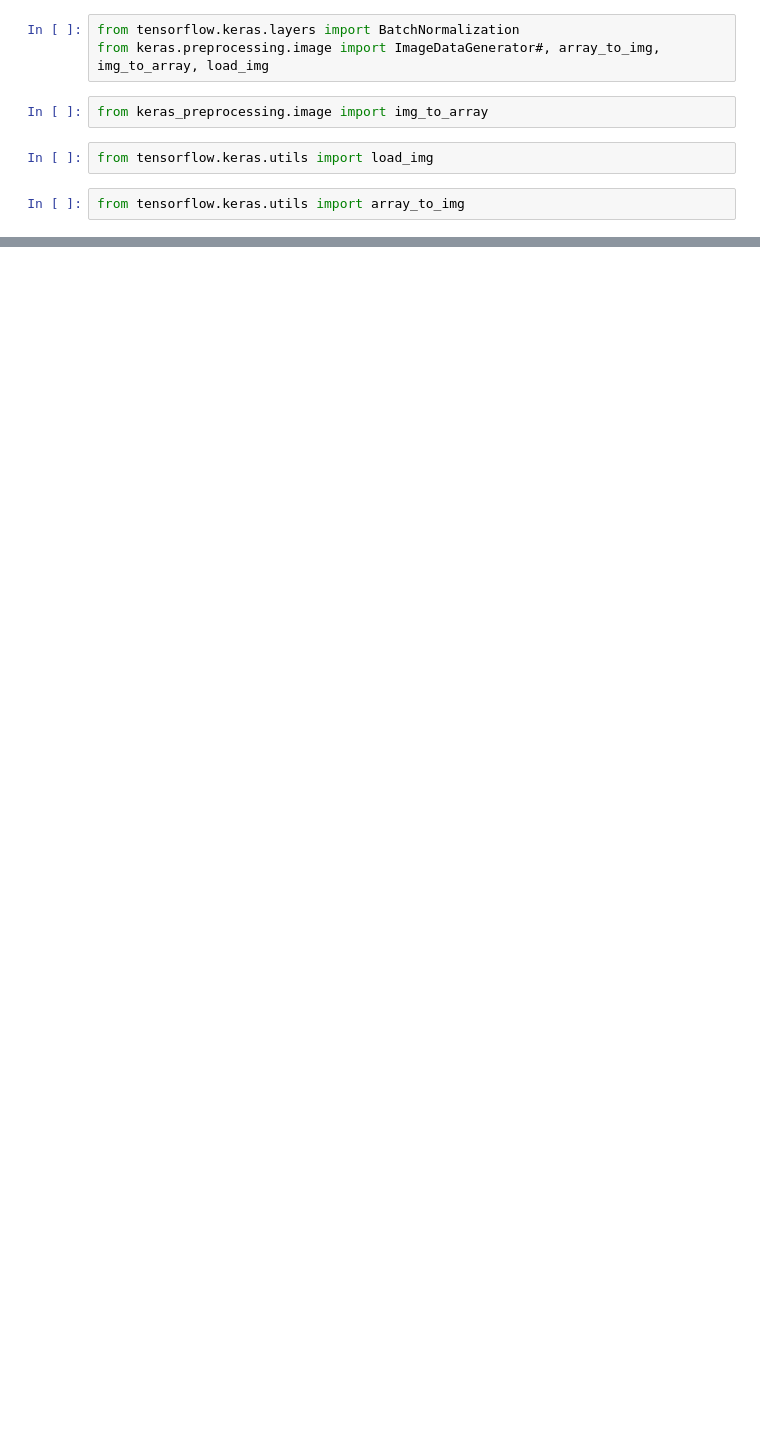
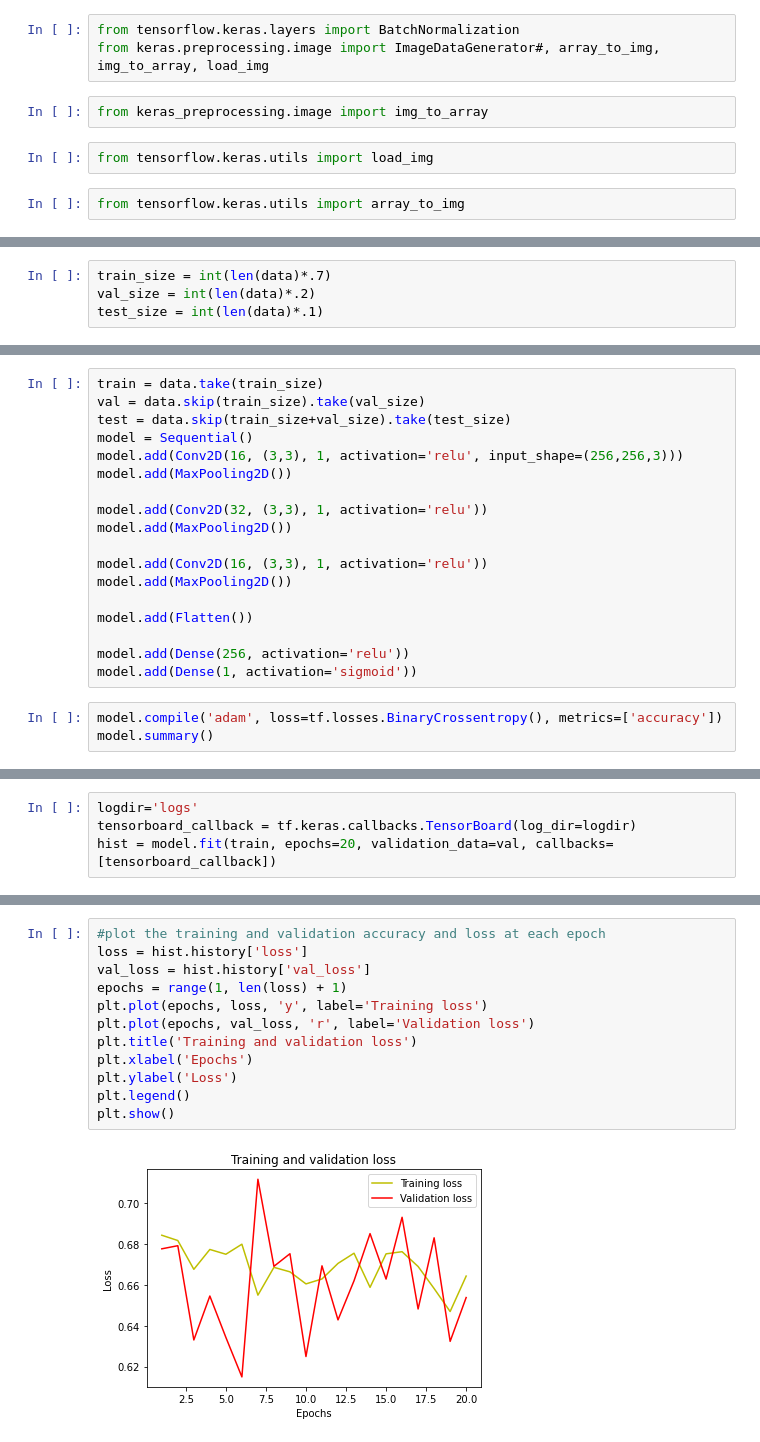
Before and after one commit to sanjeebtiwary/Deep-Learning-and-Machine-Learning, a Jupyter notebook: Cnn+Rf.ipynb, the cells around one changed output, grey strips where cells are left out. Saved outputs shown, nothing was run; the diff lists cells and outputs as text; blank space fills up the shorter version.

```diff
--- a/Cnn+Rf.ipynb
+++ b/Cnn+Rf.ipynb
@@ -97,0 +143,4 @@ NameError: name 'get_alexnet' is not defined
+# %%
+train_size = int(len(data)*.7)
+val_size = int(len(data)*.2)
+test_size = int(len(data)*.1)
@@ -97,0 +155,21 @@ NameError: name 'get_alexnet' is not defined
+# %%
+train = data.take(train_size)
+val = data.skip(train_size).take(val_size)
+test = data.skip(train_size+val_size).take(test_size)
+model = Sequential()
+model.add(Conv2D(16, (3,3), 1, activation='relu', input_shape=(256,256,3)))
+model.add(MaxPooling2D())
+
+model.add(Conv2D(32, (3,3), 1, activation='relu'))
+model.add(MaxPooling2D())
+
+model.add(Conv2D(16, (3,3), 1, activation='relu'))
+model.add(MaxPooling2D())
+
+model.add(Flatten())
+
+model.add(Dense(256, activation='relu'))
+model.add(Dense(1, activation='sigmoid'))
+# %%
+model.compile('adam', loss=tf.losses.BinaryCrossentropy(), metrics=['accuracy'])
+model.summary()
@@ -97,0 +194,4 @@ NameError: name 'get_alexnet' is not defined
+# %%
+logdir='logs'
+tensorboard_callback = tf.keras.callbacks.TensorBoard(log_dir=logdir)
+hist = model.fit(train, epochs=20, validation_data=val, callbacks=[tensorboard_callback])
@@ -97,0 +262,14 @@ NameError: name 'get_alexnet' is not defined
+# %%
+#plot the training and validation accuracy and loss at each epoch
+loss = hist.history['loss']
+val_loss = hist.history['val_loss']
+epochs = range(1, len(loss) + 1)
+plt.plot(epochs, loss, 'y', label='Training loss')
+plt.plot(epochs, val_loss, 'r', label='Validation loss')
+plt.title('Training and validation loss')
+plt.xlabel('Epochs')
+plt.ylabel('Loss')
+plt.legend()
+plt.show()
+# %% [output]
+[figure, added]
```
Also changed, not shown: parts of 44 cells of this notebook, 8 other files.
